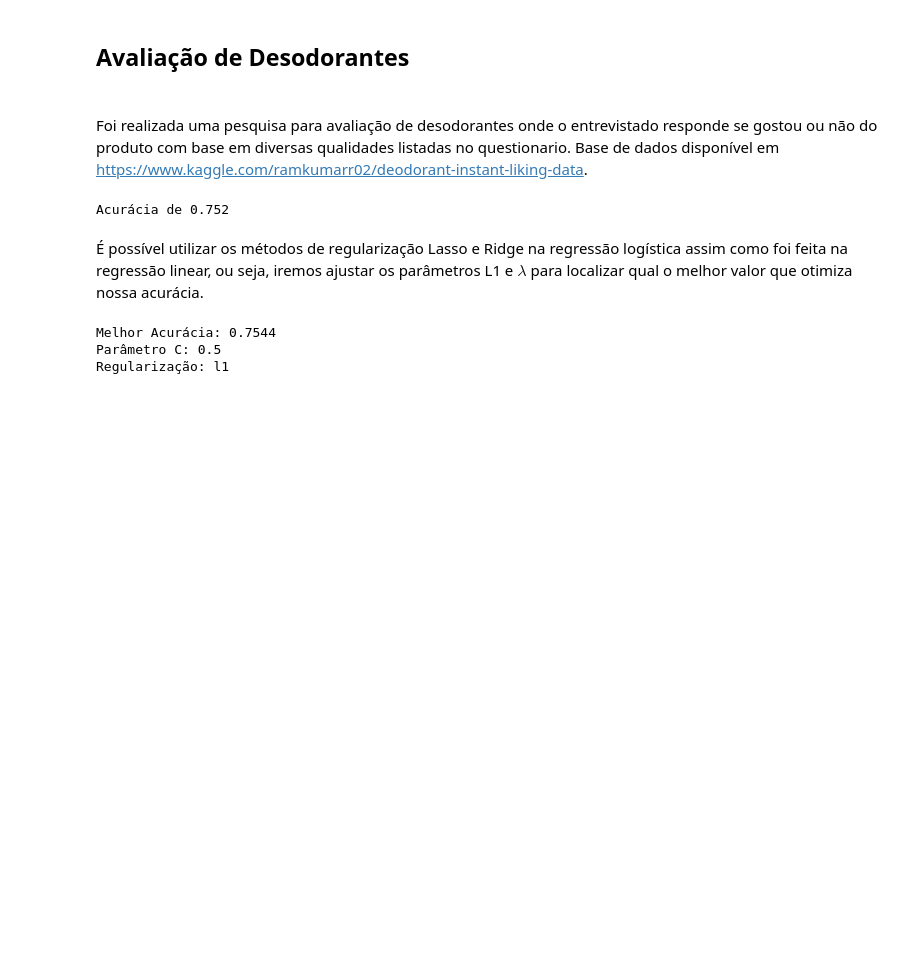
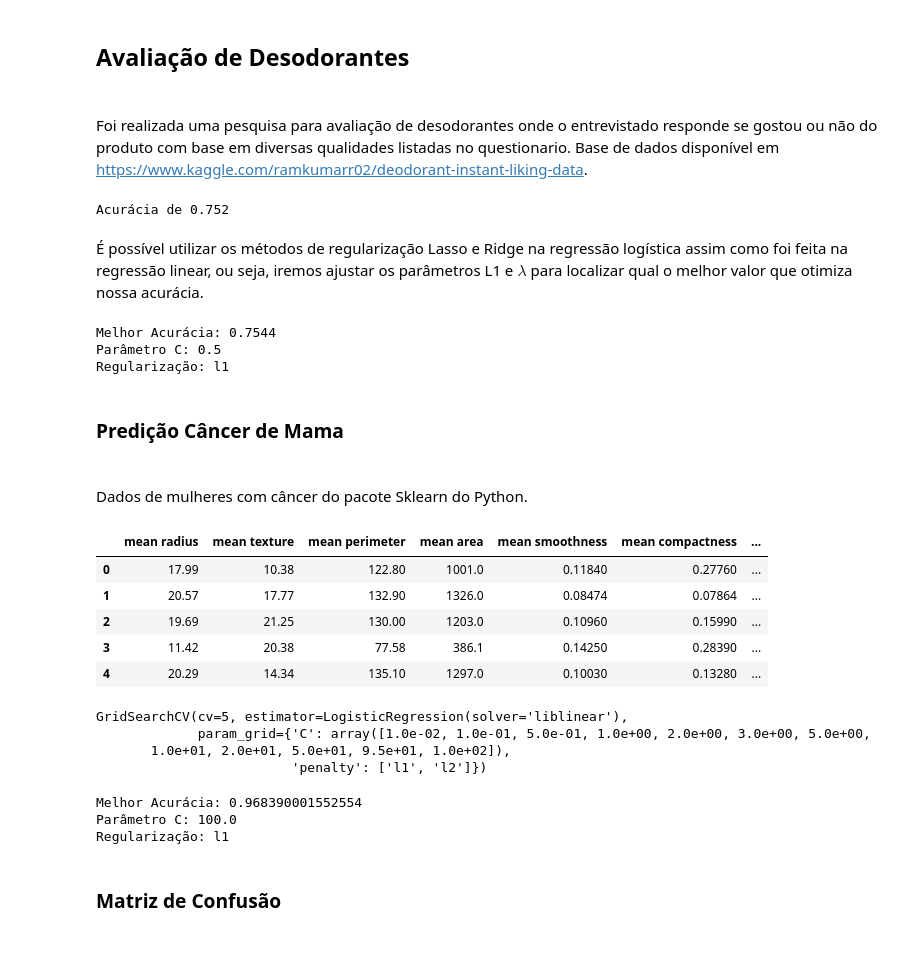
Before and after one commit to MatheusAlves-collab/Data_Science, a Jupyter notebook: 04_Regressao_Logistica/Regressao_Logistica.ipynb, the cells around one changed output. Saved outputs shown, nothing was run; the diff lists cells and outputs as text; code cells hidden in the pictures; blank space fills up the shorter version.

Commit message:
Matriz de confusão

```diff
--- a/04_Regressao_Logistica/Regressao_Logistica.ipynb
+++ b/04_Regressao_Logistica/Regressao_Logistica.ipynb
@@ -92,3 +92,22 @@ print("Regularização:", procura.best_estimator_.penalty)
 Melhor Acurácia: 0.7544
 Parâmetro C: 0.5
 Regularização: l1
+# %% [markdown]
+<h3>Predição Câncer de Mama<h3>
+# %% [markdown]
+Dados de mulheres com câncer do pacote Sklearn do Python.
+# %%
+from sklearn.datasets import load_breast_cancer
+dados = load_breast_cancer()
+
+x_can = pd.DataFrame(dados.data, columns= [dados.feature_names])
+y_can = pd.Series(dados.target)
+
+x_can.head()
+# %% [output]
+|  | mean radius | mean texture | mean perimeter | mean area | mean smoothness | mean compactness | ... |
+| 0 | 17.99 | 10.38 | 122.80 | 1001.0 | 0.11840 | 0.27760 | ... |
+| 1 | 20.57 | 17.77 | 132.90 | 1326.0 | 0.08474 | 0.07864 | ... |
+| 2 | 19.69 | 21.25 | 130.00 | 1203.0 | 0.10960 | 0.15990 | ... |
+| 3 | 11.42 | 20.38 | 77.58 | 386.1 | 0.14250 | 0.28390 | ... |
+| 4 | 20.29 | 14.34 | 135.10 | 1297.0 | 0.10030 | 0.13280 | ... |
@@ -94,0 +116,28 @@ Regularização: l1
+# %%
+# Valores a serem testados
+Val_C_can = np.array([0.01, 0.1, 0.5, 1, 2, 3, 5, 10, 20, 50, 95, 100])
+regul_can = ['l1' , 'l2']
+val_grid_can = {'C': Val_C_can, 'penalty': regul_can}
+
+# Modelo
+modelo_log_cancer = LogisticRegression(solver='liblinear')
+
+#Criando Grids
+procura_can = GridSearchCV(estimator= modelo_log_cancer, param_grid= val_grid_can,  cv = 5) # Essa função testa todas as combinações possíveis
+procura_can.fit(x_can, y_can)
+# %% [output]
+GridSearchCV(cv=5, estimator=LogisticRegression(solver='liblinear'),
+             param_grid={'C': array([1.0e-02, 1.0e-01, 5.0e-01, 1.0e+00, 2.0e+00, 3.0e+00, 5.0e+00,
+       1.0e+01, 2.0e+01, 5.0e+01, 9.5e+01, 1.0e+02]),
+                         'penalty': ['l1', 'l2']})
+# %%
+#Imprimindo a melhor acurácia
+print("Melhor Acurácia:", procura_can.best_score_)
+print("Parâmetro C:", procura_can.best_estimator_.C)
+print("Regularização:", procura_can.best_estimator_.penalty)
+# %% [output]
+Melhor Acurácia: 0.968390001552554
+Parâmetro C: 100.0
+Regularização: l1
+# %% [markdown]
+<h3>Matriz de Confusão<h3>
```
Also changed, not shown: parts of 4 cells of this notebook.
